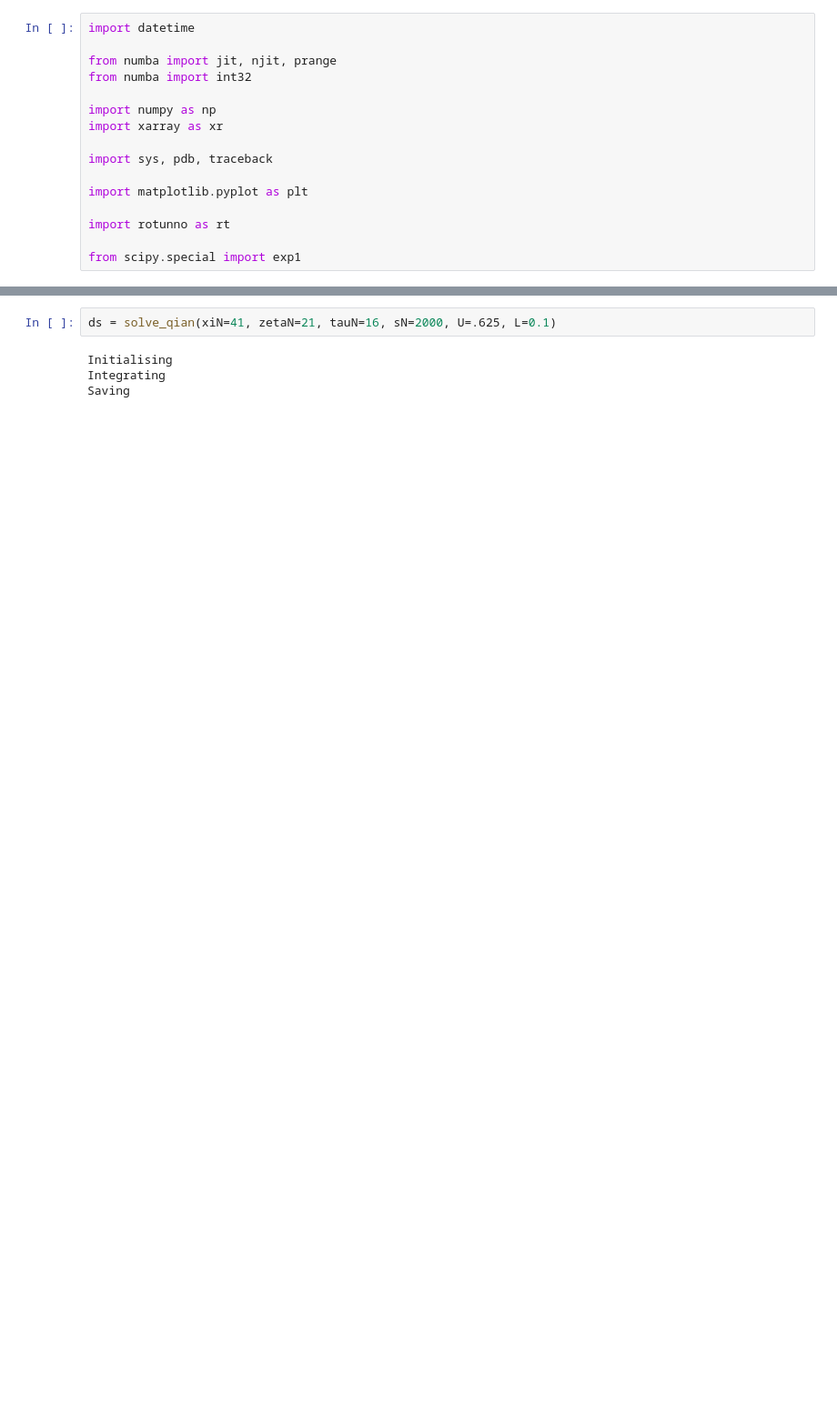
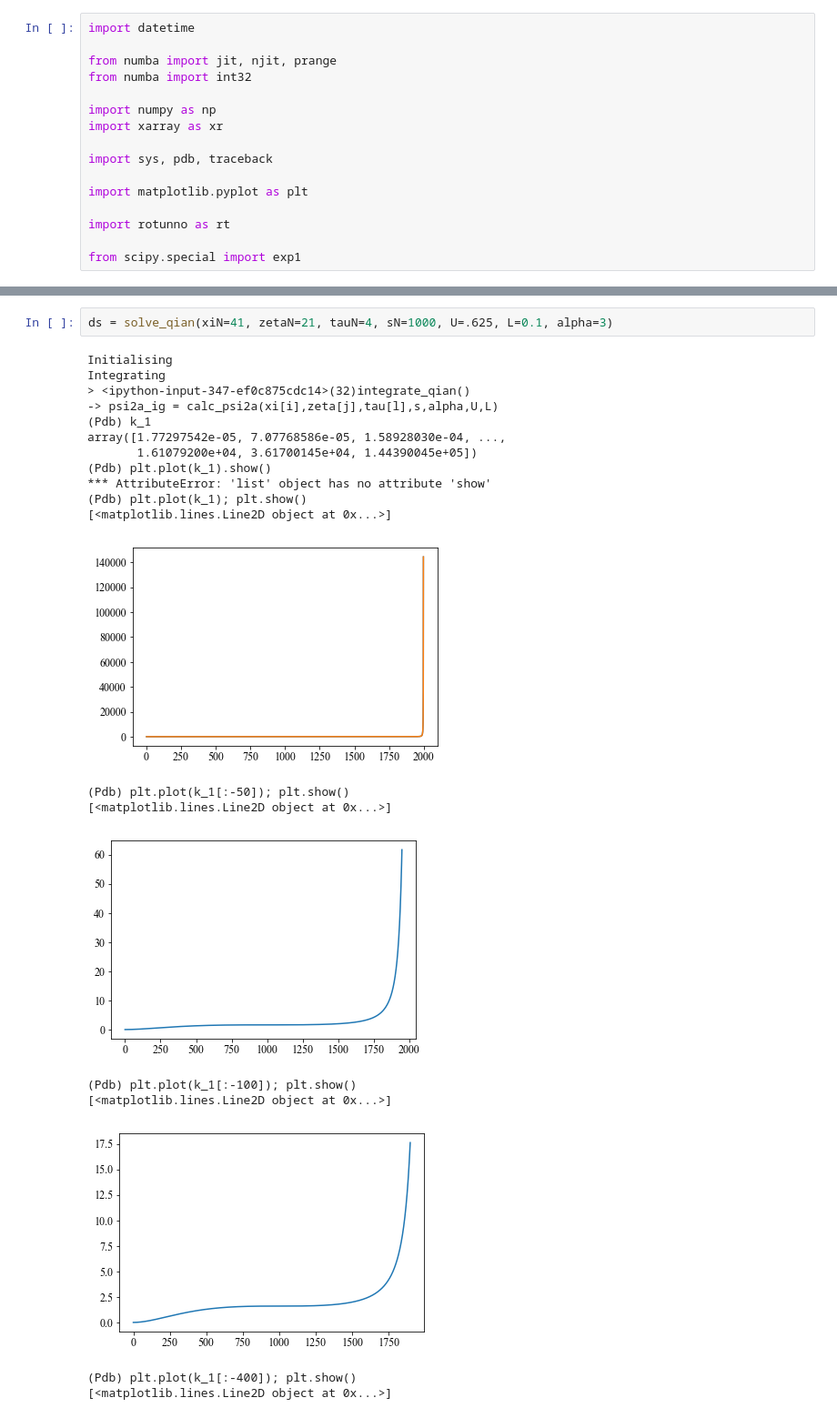
Before and after one commit to eshort0401/rotunno83, a Jupyter notebook: python_scripts/rotunno83.ipynb, the cells around one changed output, grey strips where cells are left out. Shown: that part at 91% size. Cells and saved outputs as stored; diff of their text form; blank space fills up the shorter version.

```diff
--- a/python_scripts/rotunno83.ipynb
+++ b/python_scripts/rotunno83.ipynb
@@ -327,6 +363,23 @@ def calc_k_2(theta,U):
 # %%
-ds = solve_qian(xiN=41, zetaN=21, tauN=16, sN=2000, U=.625, L=0.1)
+ds = solve_qian(xiN=41, zetaN=21, tauN=4, sN=1000, U=.625, L=0.1, alpha=3)
 # %% [output]
 Initialising
 Integrating
-Saving
+> <ipython-input-347-ef0c875cdc14>(32)integrate_qian()
+-> psi2a_ig = calc_psi2a(xi[i],zeta[j],tau[l],s,alpha,U,L)
+(Pdb) k_1
+array([1.77297542e-05, 7.07768586e-05, 1.58928030e-04, ...,
+       1.61079200e+04, 3.61700145e+04, 1.44390045e+05])
+(Pdb) plt.plot(k_1).show()
+*** AttributeError: 'list' object has no attribute 'show'
+(Pdb) plt.plot(k_1); plt.show()
+[<matplotlib.lines.Line2D object at 0x...>]
+[figure, added]
+(Pdb) plt.plot(k_1[:-50]); plt.show()
+[<matplotlib.lines.Line2D object at 0x...>]
+[figure, added]
+(Pdb) plt.plot(k_1[:-100]); plt.show()
+[<matplotlib.lines.Line2D object at 0x...>]
+[figure, added]
+(Pdb) plt.plot(k_1[:-400]); plt.show()
+[<matplotlib.lines.Line2D object at 0x...>]
```
Also changed, not shown: parts of 15 cells of this notebook, 18 other files.
